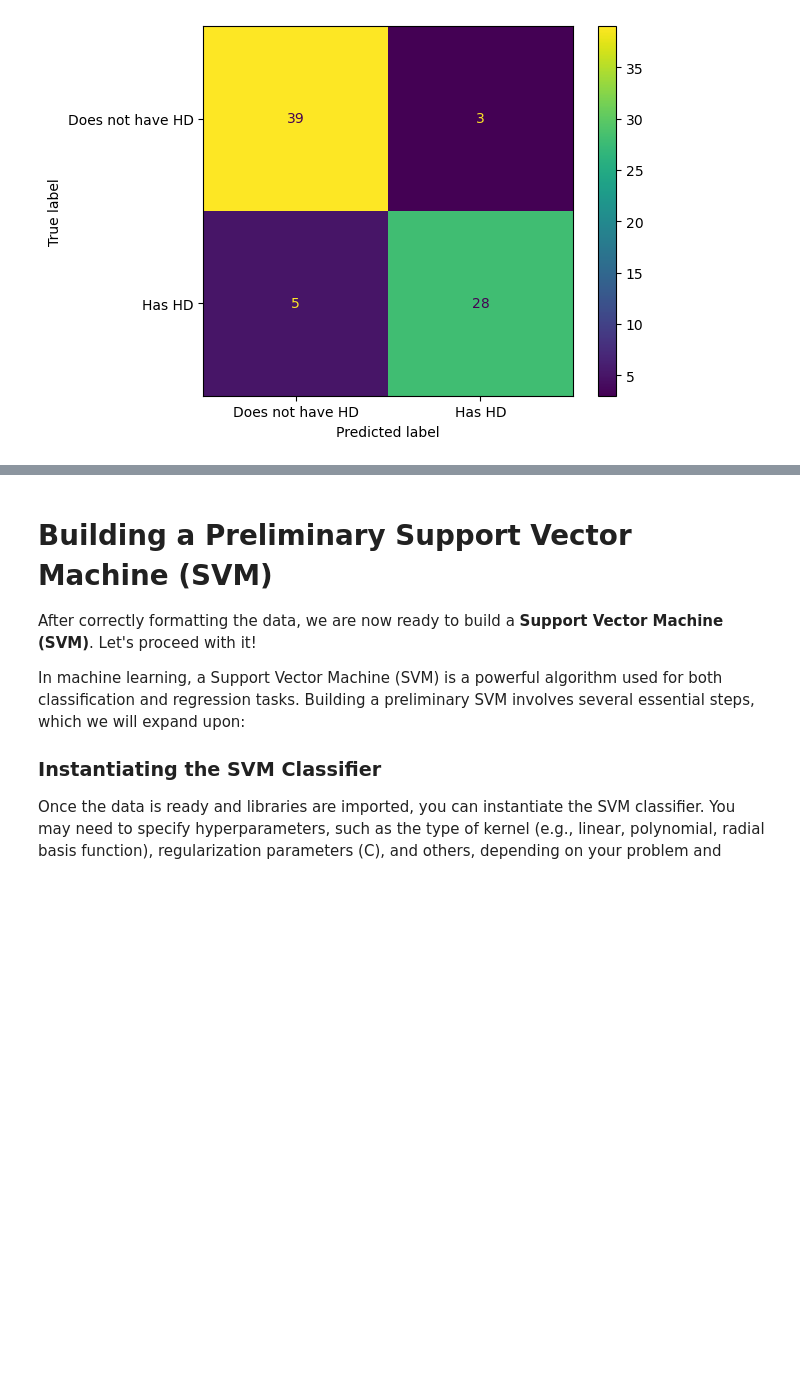
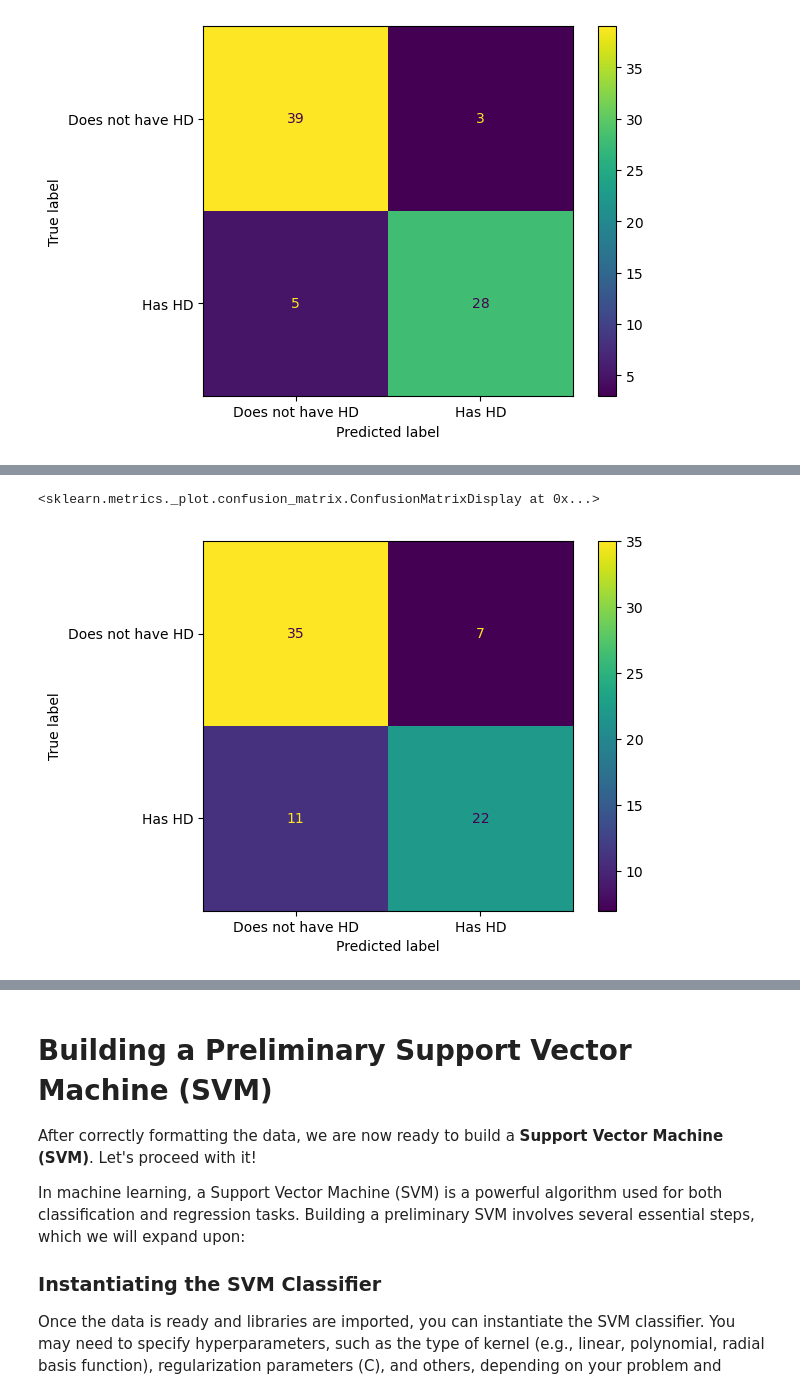
Before and after one commit to marcofanti/DTSA_5509_Final, a Jupyter notebook: DTSA_5509_Final.ipynb, the cells around one changed output, grey strips where cells are left out. Cells and saved outputs as stored; diff of their text form; code cells hidden in the pictures; blank space fills up the shorter version.

```diff
--- a/DTSA_5509_Final.ipynb
+++ b/DTSA_5509_Final.ipynb
@@ -620,0 +590,11 @@ ConfusionMatrixDisplay.from_estimator(logre, X_test_scaled, y_test, display_labe
+# %%
+from sklearn.tree import DecisionTreeClassifier # Import Decision Tree Classifier
+from sklearn import metrics #Import scikit-learn metrics module for accuracy calculation
+
+# Create Decision Tree classifier object
+clf = DecisionTreeClassifier()
+# Train Decision Tree Classifier
+clf = clf.fit(X_train_scaled,y_train)
+#Predict the response for test dataset
+y_pred = clf.predict(X_test_scaled)
+print("Accuracy:",metrics.accuracy_score(y_test, y_pred))
@@ -620,0 +624,6 @@ ConfusionMatrixDisplay.from_estimator(logre, X_test_scaled, y_test, display_labe
+# %%
+mpl.rcdefaults()
+ConfusionMatrixDisplay.from_estimator(clf, X_test_scaled, y_test, display_labels=["Does not have HD", "Has HD"])
+# %% [output]
+<sklearn.metrics._plot.confusion_matrix.ConfusionMatrixDisplay at 0x...>
+[figure, added]
```
Also changed, not shown: parts of 22 cells of this notebook.
